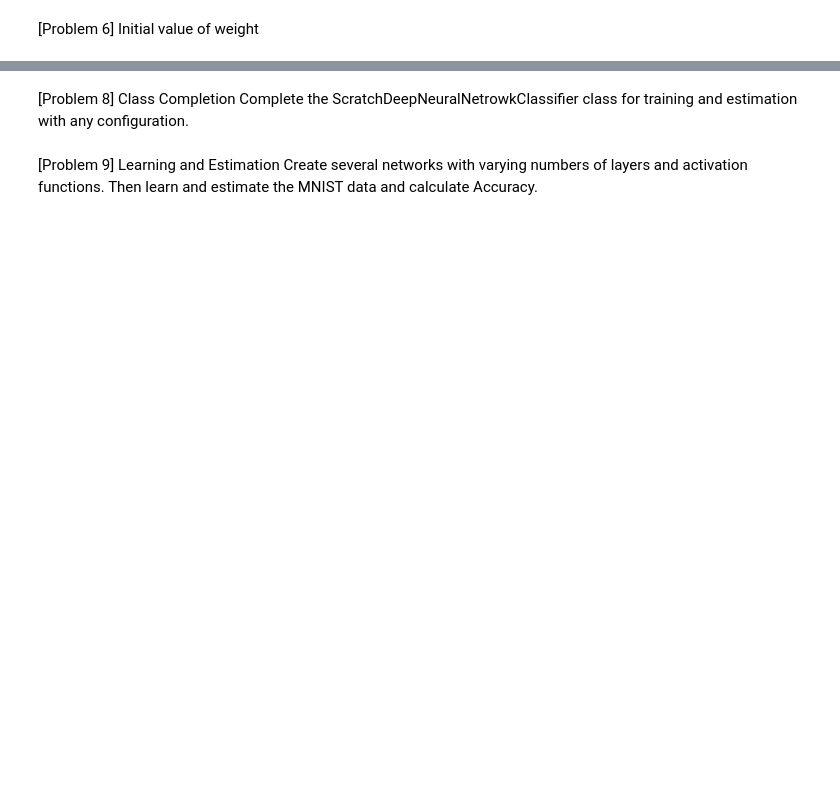
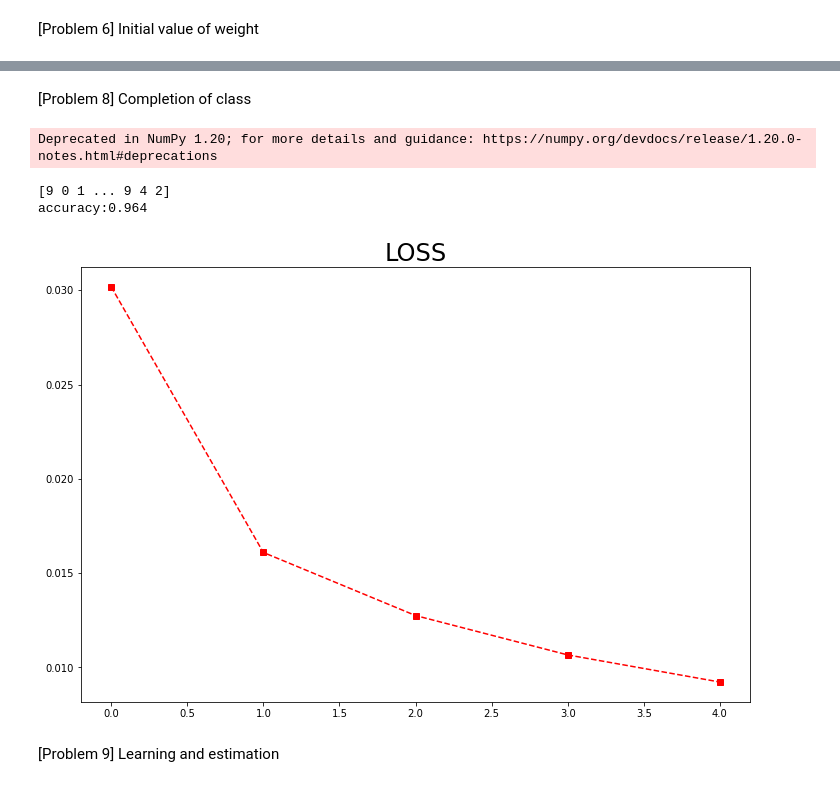
Before and after one commit to Maralmaa1/DIV-tasks, a Jupyter notebook: Deep_neural_network.ipynb, the cells around one changed output, grey strips where cells are left out. Saved outputs shown, nothing was run; the diff lists cells and outputs as text; code cells hidden in the pictures; blank space fills up the shorter version.

```diff
--- a/Deep_neural_network.ipynb
+++ b/Deep_neural_network.ipynb
@@ -10,0 +35,8 @@ from sklearn.metrics import accuracy_score, f1_score
+# %%
+# Type conversion, normalization
+X_flat = X_flat.astype(np.float)
+X_test_flat = X_test_flat.astype(np.float)
+X_flat /= 255
+X_test_flat /= 255
+print(X_flat.max()) # 1.0
+print(X_flat.min()) # 0.0
@@ -10,0 +50,10 @@ from sklearn.metrics import accuracy_score, f1_score
+# %%
+# One-hot encoding of correct label value
+from sklearn.preprocessing import OneHotEncoder
+
+enc = OneHotEncoder(handle_unknown='ignore', sparse=False)
+y_one_hot = enc.fit_transform(y[:, np.newaxis])
+y_test_one_hot = enc.transform(y_test[:, np.newaxis])
+print(y.shape) # (60000,)
+print(y_one_hot.shape) # (60000, 10)
+print(y_one_hot.dtype) # float64
@@ -10,0 +64,9 @@ from sklearn.metrics import accuracy_score, f1_score
+# %%
+# Split into training data and validation data
+from sklearn.model_selection import train_test_split
+
+X_train, X_valid, y_train, y_valid = train_test_split(X_flat, y_one_hot, test_size=0.2)
+print(X_train.shape)
+print(X_valid.shape)
+print(y_train.shape)
+print(y_valid.shape)
@@ -359,3 +535,32 @@ class GetMiniBatch:
 # %% [markdown]
-[Problem 8] Class Completion Complete the ScratchDeepNeuralNetrowkClassifier class for training and estimation with any configuration.
+[Problem 8] Completion of class
+# %%
+clf = ScratchDeepNeuralNetworkClassifier(n_epoch=5, n_features=784,
+                                         n_nodes1=400, n_nodes2=200, n_output=10,
+                                         sigma=0.01, n_batch=100,
+                                         lr = 0.01, verbose = False)
+
+clf.fit(X_train,y_train)
+y_pred = clf.predict(X_valid)
+# %% [output]
+Deprecated in NumPy 1.20; for more details and guidance: https://numpy.org/devdocs/release/1.20.0-notes.html#deprecations
+# %%
+print(y_pred)
+
+accuracy = accuracy_score(np.argmax(y_valid,axis=1), y_pred)
+print('accuracy:{:.3f}'.format(accuracy))
+# %% [output]
+[9 0 1 ... 9 4 2]
+accuracy:0.964
+# %%
+# Visualize the loss function for each epoch
+fig = plt.subplots(figsize=(12,8))
+plt.rcParams["font.size"] = 20
+
+plt.title('LOSS')
+plt.plot(clf.log_loss,'rs--');
+# %% [output]
+[figure, added]
+# %% [markdown]
+[Problem 9] Learning and estimation
 # %%
@@ -473,2 +655,0 @@ class ScratchDeepNeuralNetrowkClassifier():
-# %% [markdown]
-[Problem 9] Learning and Estimation Create several networks with varying numbers of layers and activation functions. Then learn and estimate the MNIST data and calculate Accuracy.
```
Also changed, not shown: parts of 44 cells of this notebook.
